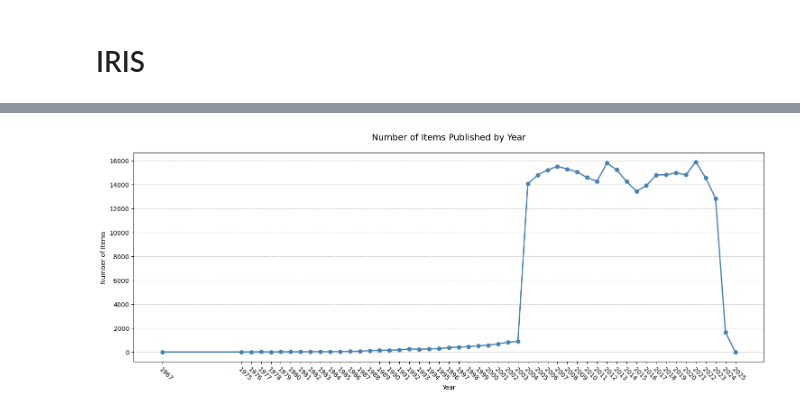
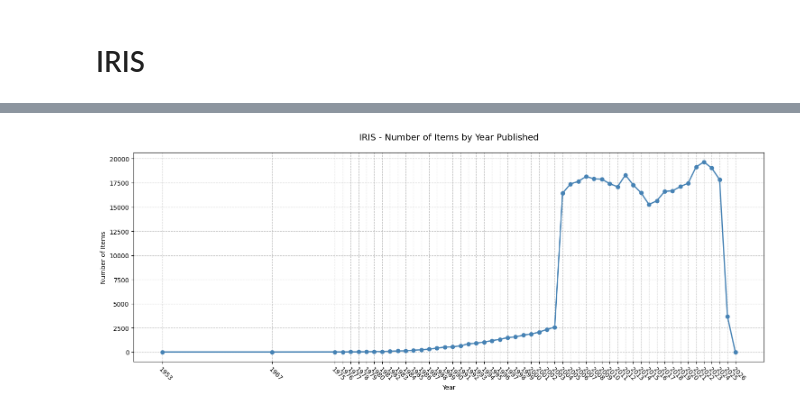
Before and after one commit to open-sci/2023-2024-atreides-code, a Jupyter notebook: notebooks/temporal_analysis.ipynb, the cells around one changed output, grey strips where cells are left out. Drawn from its saved outputs; the diff is of its cells as text; code cells hidden in the pictures.

```diff
--- a/notebooks/temporal_analysis.ipynb
+++ b/notebooks/temporal_analysis.ipynb
@@ -125,14 +135,13 @@ plt.show()
 # IRIS
 # %%
 import polars as pl
-from pathlib import Path
 from zipfile import ZipFile
 
-iris_path = '/run/media/leo/b9827f00-f8da-4458-bc94-97b28f1a0989/iris-data-2024-06-04.zip'
+iris_path = '/run/media/leo/b9827f00-f8da-4458-bc94-97b28f1a0989/iris-data-2025-05-30.zip'
 # %%
-df_iris_master = pl.read_csv(ZipFile(iris_path).open("ODS_L1_IR_ITEM_MASTER_ALL.csv").read(
+df_iris_master = pl.read_csv(ZipFile(iris_path).open("POSTPROCESS-iris-data-2025-05-27/ODS_L1_IR_ITEM_MASTER_ALL.csv").read(
 ))
-df_iris_identifier = pl.read_csv(ZipFile(iris_path).open("ODS_L1_IR_ITEM_IDENTIFIER.csv").read(), columns=[
-                                 'ITEM_ID', 'IDE_DOI', 'IDE_ISBN', 'IDE_PMID'], schema_overrides={'ITEM_ID': pl.Int64, 'IDE_DOI': pl.Utf8, 'IDE_ISBN': pl.Utf8, 'IDE_PMID': pl.Utf8})
+df_iris_identifier = pl.read_csv(ZipFile(iris_path).open("POSTPROCESS-iris-data-2025-05-27/ODS_L1_IR_ITEM_IDENTIFIER.csv").read(), columns=[
+                                 'ITEM_ID', 'IDE_DOI', 'IDE_ISBN', 'IDE_PMID'], schema_overrides={'ITEM_ID': pl.Int64, 'IDE_DOI': pl.Utf8, 'IDE_ISBN': pl.Utf8, 'IDE_PMID': pl.Utf8}, ignore_errors=True)
 
 iris_df = df_iris_identifier.join(df_iris_master, on='ITEM_ID', how='inner')
@@ -169,4 +196,4 @@ shape: (1, 1)
 # %%
-years_df = years.drop_nulls().filter(pl.col('DATE_ISSUED_YEAR') <= 2025).group_by('DATE_ISSUED_YEAR').len().sort('DATE_ISSUED_YEAR')
+years_df = years.drop_nulls().group_by('DATE_ISSUED_YEAR').len().sort('DATE_ISSUED_YEAR').sort('DATE_ISSUED_YEAR')
 years_df
 # %% [output]
@@ -189,25 +233,28 @@ years_df.write_csv('/run/media/leo/b9827f00-f8da-4458-bc94-97b28f1a0989/years_ir
 # %%
 # plot year distribution
 import matplotlib.pyplot as plt
 
 fig, ax = plt.subplots(figsize=(15, 6))
+
+years_df = years_df.filter(pl.col('DATE_ISSUED_YEAR') < 2030)
 
 plt.plot(years_df['DATE_ISSUED_YEAR'], years_df['len'],
          marker='o',
          linewidth=2,
          markersize=6,
          color='steelblue')
 
-plt.title('Number of Items Published by Year', pad=20, size=14)
+plt.title('IRIS - Number of Items by Year Published', pad=20, size=14)
 plt.xlabel('Year')
 plt.ylabel('Number of Items')
 ax.yaxis.grid(True, linestyle='--', alpha=0.7)
+ax.xaxis.grid(True, linestyle='--', alpha=0.7)
 
 #plt.legend(['Iris No ID', 'IRIS dump'], loc='upper left')
 
 
 plt.xticks(years_df['DATE_ISSUED_YEAR'], rotation=-45, ha='left', va='top', rotation_mode='anchor')
 plt.tight_layout()
 plt.show()
 # %% [output]
-[figure, old version]
+[figure, new version]
```
Also changed, not shown: parts of 11 cells of this notebook, 9 other files.
